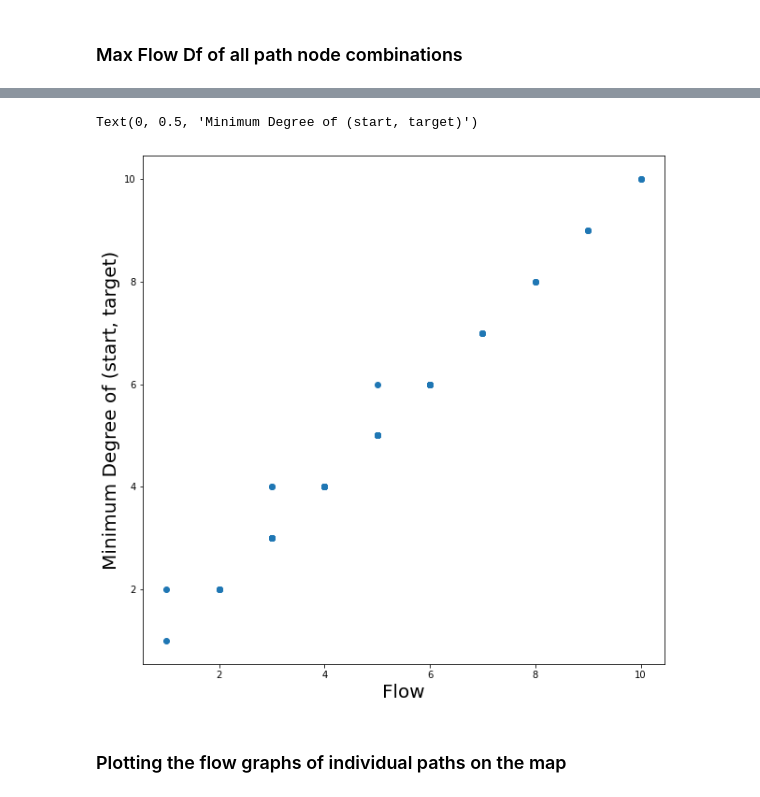
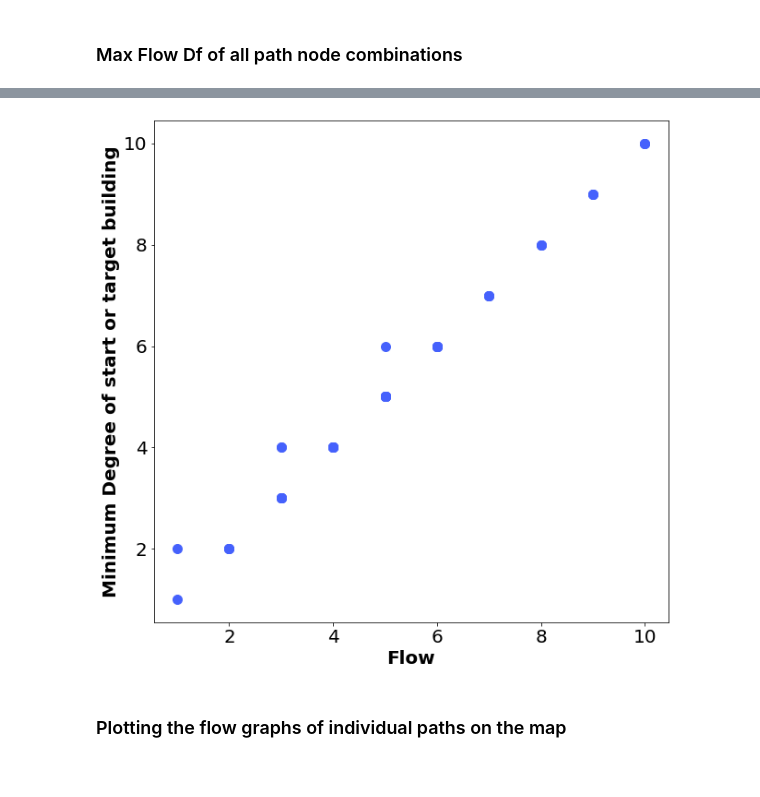
Before and after one commit to lucasessmann/GTA_ET, a Jupyter notebook: FlowAnalysis.ipynb, the cells around one changed output, grey strips where cells are left out. Drawn from its saved outputs; the diff is of its cells as text; code cells hidden in the pictures.

Commit message:
Figure Adjustment and Saving

```diff
--- a/FlowAnalysis.ipynb
+++ b/FlowAnalysis.ipynb
@@ -438,13 +543,24 @@ See the caveats in the documentation: https://pandas.pydata.org/pandas-docs/stab
 # %%
 plt.figure(figsize=(10,10))
 
-plt.scatter(flow_list, min_degree_start_target_list)
+plt.scatter(flow_list, min_degree_start_target_list, 100, color=blue)
 
-plt.xlabel('Flow', fontsize=20)
-plt.ylabel('Minimum Degree of (start, target)', fontsize=20)
+ax2 = plt.gca()
+ax2.tick_params(axis = 'both', which = 'major', labelsize = fontsize)
+ax2.tick_params(axis = 'both', which = 'minor', labelsize = fontsize)
+
+plt.xlabel('Flow', fontsize=20, fontweight='bold')
+plt.ylabel('Minimum Degree of start or target building', fontsize=20, fontweight='bold')
+
+
+plt.savefig(GIT_GRAPH_PATH + "Degree_vs_Flow_Scatter.png",
+            dpi=200,
+            format="PNG",
+            transparent=False,
+            facecolor='white',
+            bbox_inches = "tight")
 # %% [output]
-Text(0, 0.5, 'Minimum Degree of (start, target)')
-[figure, old version]
+[figure, new version]
 # %% [markdown]
 ### Plotting the flow graphs of individual paths on the map
 # %%
```
Also changed, not shown: parts of 4 cells of this notebook, 4 other files.
